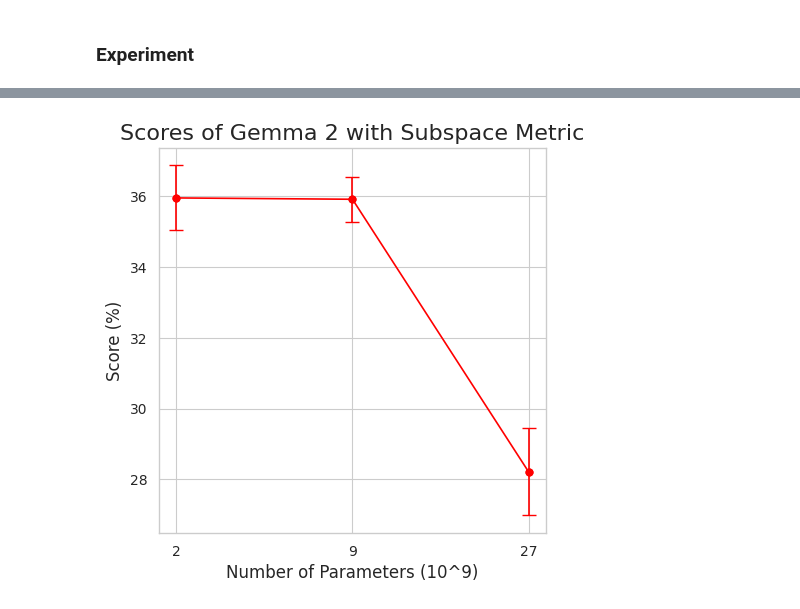
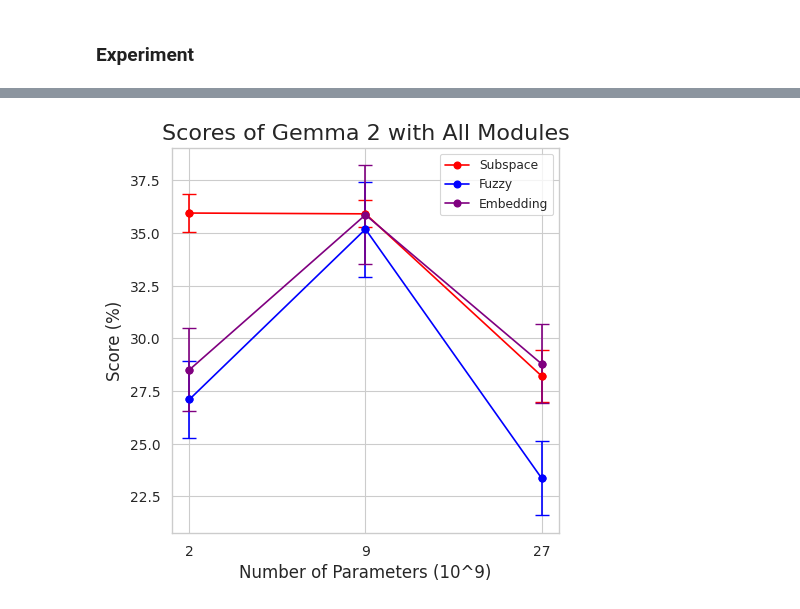
Before and after one commit to swaggirl9000/humor, a Jupyter notebook: experiments/16_subspace.ipynb, the cells around one changed output, grey strips where cells are left out. Cells and saved outputs as stored; diff of their text form; code cells hidden in the pictures.

Commit message:
all modules

```diff
--- a/experiments/16_subspace.ipynb
+++ b/experiments/16_subspace.ipynb
@@ -4,11 +4,22 @@
 ### Imports
 # %%
 import pandas as pd
+import sys
+sys.path.append("..")
 import seaborn as sns
 import matplotlib.pyplot as plt
+
+from humor.vector_similarity_metric import vector_similarity_metric
+from humor.bipartite_metric import bipartite_metric
+
+ground_truth = pd.read_csv('/home/ada/humor/data/stand_up_dataset/standup_data.csv')
 
 gemma2 = pd.read_csv('/home/ada/humor/data/subspace_scores/scores_gemma-2-2b-it.csv')
 gemma9 = pd.read_csv('/home/ada/humor/data/subspace_scores/scores_gemma-2-9b-it.csv')
 gemma27 = pd.read_csv("/home/ada/humor/data/subspace_scores/scores_gemma-2-27b-it.csv")
+
+gemma2_prompt = pd.read_csv('/home/ada/humor/data/stand_up_dataset/gemma2_2 - gemma2 - gemma2.csv')
+gemma9_prompt = pd.read_csv('/home/ada/humor/data/stand_up_dataset/gemma2-9.csv')
+gemma27_prompt = pd.read_csv('/home/ada/humor/data/stand_up_dataset/gemma2_27 - gemma2 - gemma2.csv')
 # %% [markdown]
 ### Experiment
@@ -96,28 +72,47 @@ ValueError: `errorbar` must be a callable, string, or (string, number) tuple
 # %%
-import pandas as pd
-import seaborn as sns
-import matplotlib.pyplot as plt
-
 sns.set_style("whitegrid")
 sns.set_context("paper")
 plt.figure(figsize=(5, 5))
 sns.set_palette("colorblind")
 
 means = [gemma2['Score'].mean()*100, gemma9['Score'].mean()*100, gemma27['Score'].mean()*100]
 sems = [gemma2['Score'].sem()*100, gemma9['Score'].sem()*100, gemma27['Score'].sem()*100]
 labels = ['2', '9', '27']
 
+means_fuzzy = [gemma2_bimetric['score'].mean(),
+               gemma9_bimetric['score'].mean(),
+               gemma27_bimetric['score'].mean()]
+sems_fuzzy = [gemma2_bimetric['score'].sem(),
+               gemma9_bimetric['score'].sem(),
+               gemma27_bimetric['score'].sem()]
+
+
+means_embed = [gemma2_vec_metric['score'].mean(),
+               gemma9_vec_metric['score'].mean(),
+               gemma27_vec_metric['score'].mean()]
+sems_embed = [gemma2_vec_metric['score'].sem(),
+               gemma9_vec_metric['score'].sem(),
+               gemma27_vec_metric['score'].sem()]
+
 x_values = range(len(labels))
 
-plt.plot(x_values, means, marker='o', linestyle='-', color='red', label='Mean Scores')
+plt.plot(x_values, means, marker='o', linestyle='-', color='red', label='Subspace')
 plt.errorbar(x_values, means, yerr=sems, fmt='o', color='red', capsize=5, linestyle='None')
+
+plt.plot(x_values, means_fuzzy, marker='o', linestyle='-', color='blue', label='Fuzzy')
+plt.errorbar(x_values, means_fuzzy, yerr=sems_fuzzy, fmt='o', color='blue', capsize=5, linestyle='None')
+
+plt.plot(x_values, means_embed, marker='o', linestyle='-', color='purple', label='Embedding')
+plt.errorbar(x_values, means_embed, yerr=sems_embed, fmt='o', color='purple', capsize=5, linestyle='None')
+
 plt.xticks(x_values, labels)
 plt.ylabel('Score (%)', fontsize=12)
 plt.xlabel('Number of Parameters (10^9)', fontsize=12)
-plt.title('Scores of Gemma 2 with Subspace Metric', fontsize=16)
+plt.title('Scores of Gemma 2 with All Modules', fontsize=16)
 plt.xticks(fontsize=10)
 plt.yticks(fontsize=10)
+plt.legend()
 plt.savefig("experiment_16.png", dpi=300, bbox_inches="tight")
 plt.show()
 # %% [output]
-[figure, old version]
+[figure, new version]
```
Also changed, not shown: parts of 4 cells of this notebook, 6 other files.
